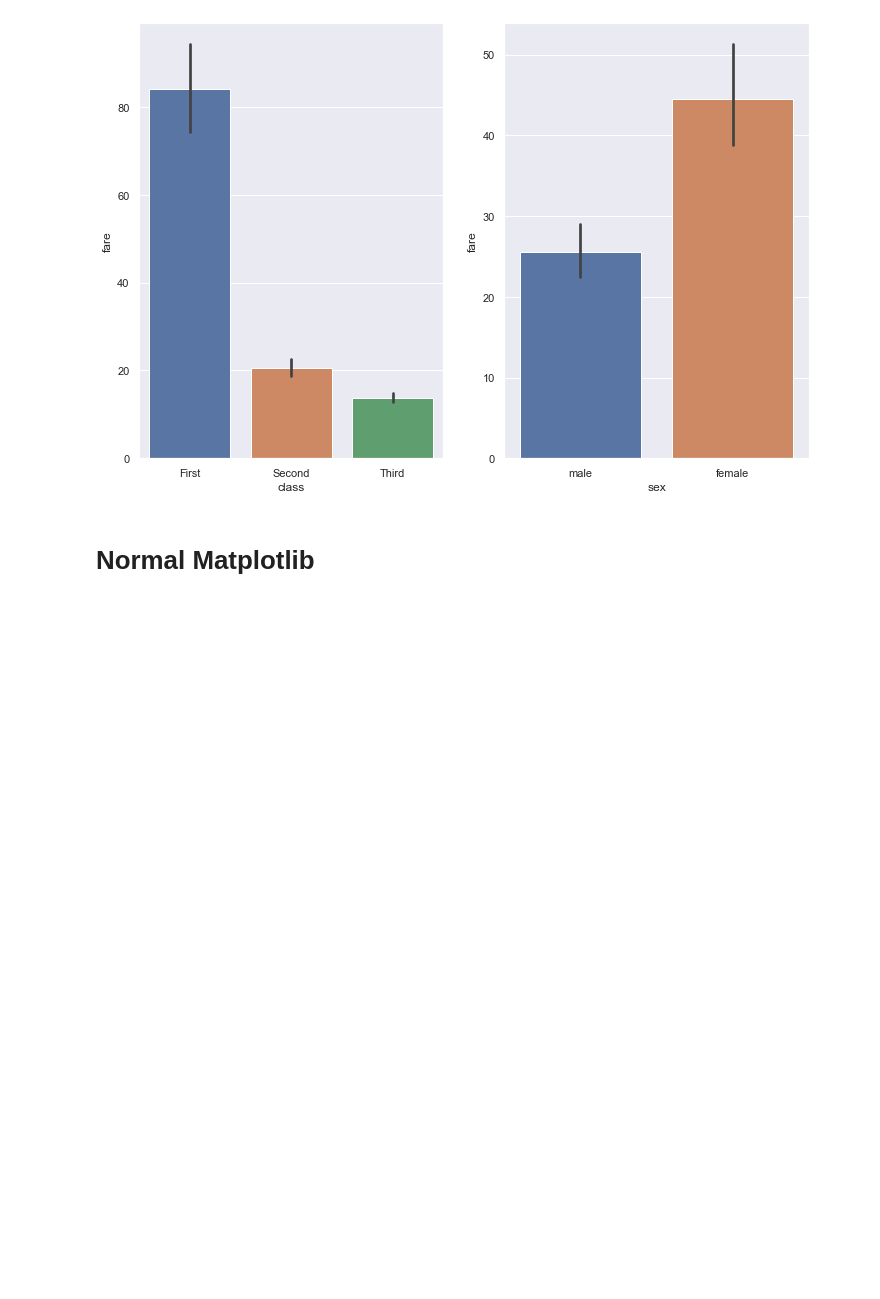
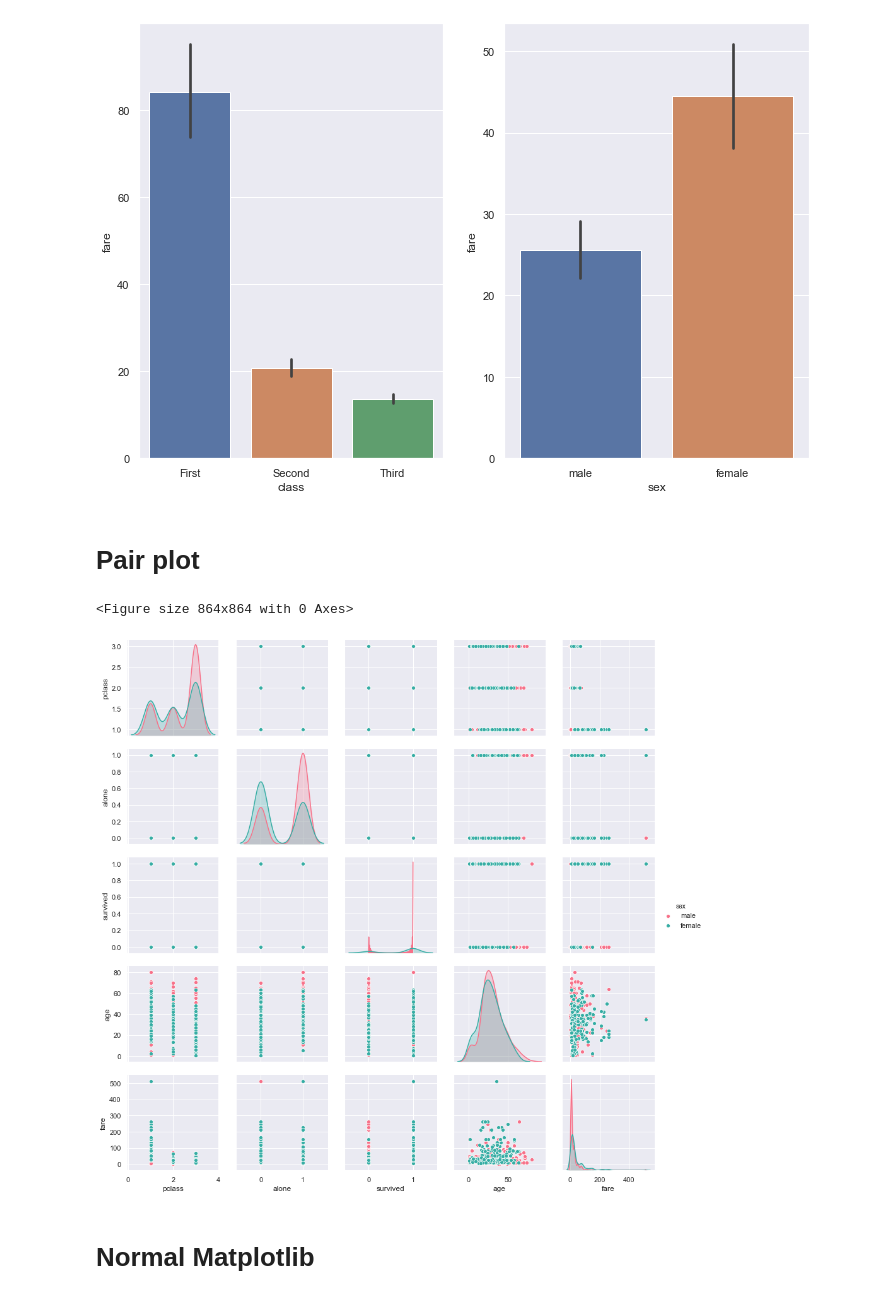
Before and after one commit to mrkr188/Data-Science-Design-Patterns, a Jupyter notebook: EDA.ipynb, the cells around one changed output. Saved outputs shown, nothing was run; the diff lists cells and outputs as text; code cells hidden in the pictures; blank space fills up the shorter version.

```diff
--- a/EDA.ipynb
+++ b/EDA.ipynb
@@ -88,6 +95,15 @@ sns.barplot(x="sex", y="fare", data=titanic, ax=ax2)
 plt.show()
 # %% [output]
 [figure]
+# %% [markdown]
+# Pair plot
+# %%
+plt.figure(figsize=(12,12))
+sns.pairplot(titanic, vars=['pclass', 'alone', 'survived', 'age', 'fare'], hue = 'sex', palette='husl')
+plt.show()
+# %% [output]
+<Figure size 864x864 with 0 Axes>
+[figure, added]
 # %% [markdown]
 # Normal Matplotlib
 # %%
```
Also changed, not shown: parts of 3 cells of this notebook, 2 other files.
